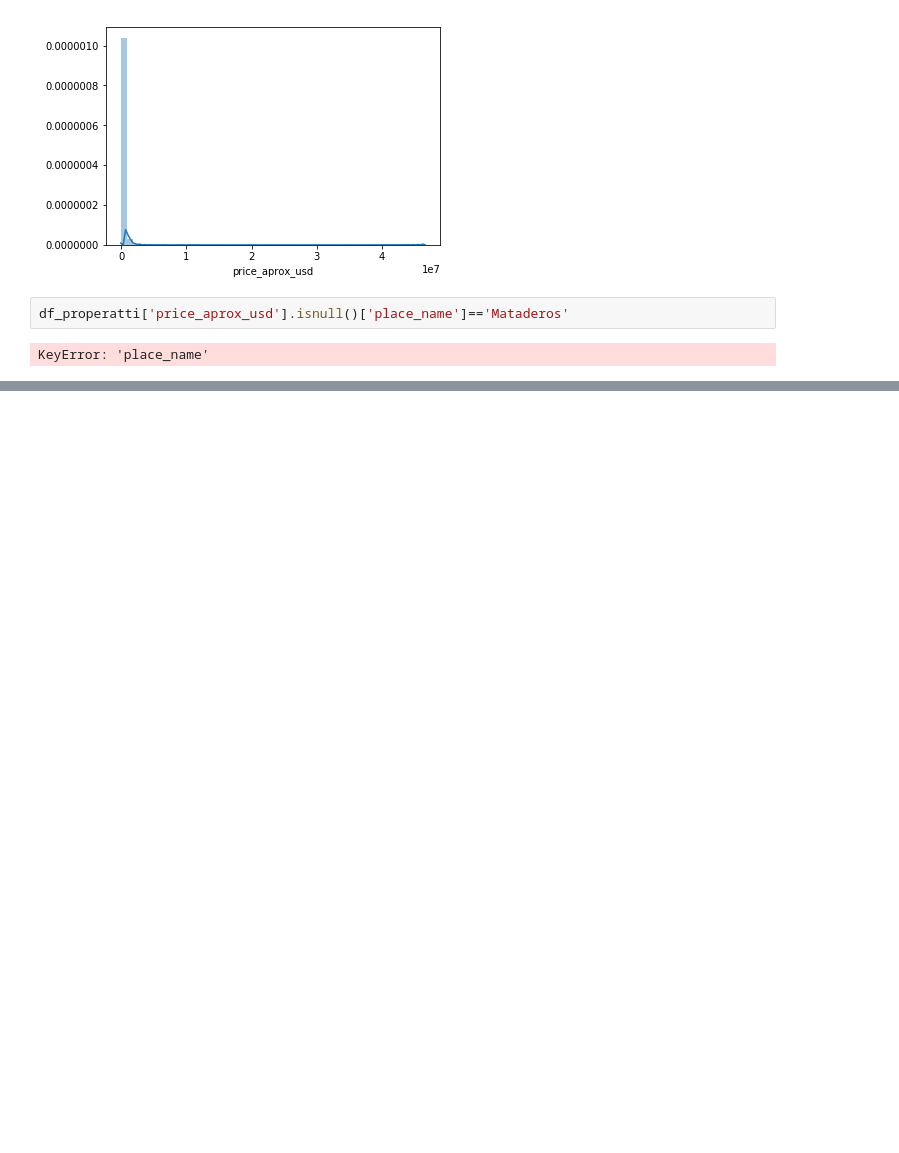
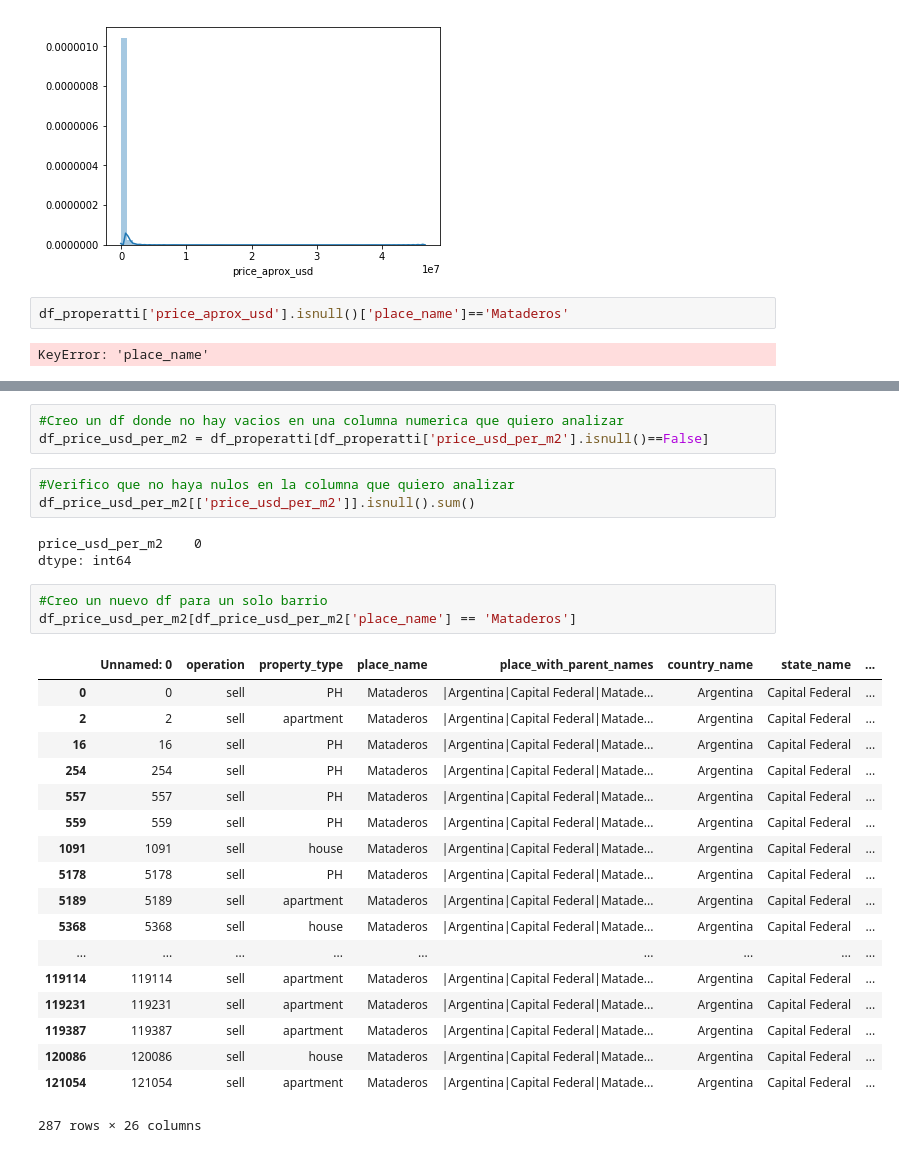
Before and after one commit to ezecarrascosa/DH-DataScience, a Jupyter notebook: Tests properatti.ipynb, the cells around one changed output, grey strips where cells are left out. Cells and saved outputs as stored; diff of their text form; blank space fills up the shorter version.

```diff
--- a/Tests properatti.ipynb
+++ b/Tests properatti.ipynb
@@ -169,0 +166,31 @@ Name: price_aprox_usd, Length: 20162, dtype: float64
+# %%
+#Creo un df donde no hay vacios en una columna numerica que quiero analizar
+df_price_usd_per_m2 = df_properatti[df_properatti['price_usd_per_m2'].isnull()==False]
+# %%
+#Verifico que no haya nulos en la columna que quiero analizar
+df_price_usd_per_m2[['price_usd_per_m2']].isnull().sum()
+# %% [output]
+price_usd_per_m2    0
+dtype: int64
+# %%
+#Creo un nuevo df para un solo barrio
+df_price_usd_per_m2[df_price_usd_per_m2['place_name'] == 'Mataderos']
+# %% [output]
+|  | Unnamed: 0 | operation | property_type | place_name | place_with_parent_names | country_name | state_name | ... |
+| 0 | 0 | sell | PH | Mataderos | |Argentina|Capital Federal|Matade... | Argentina | Capital Federal | ... |
+| 2 | 2 | sell | apartment | Mataderos | |Argentina|Capital Federal|Matade... | Argentina | Capital Federal | ... |
+| 16 | 16 | sell | PH | Mataderos | |Argentina|Capital Federal|Matade... | Argentina | Capital Federal | ... |
+| 254 | 254 | sell | PH | Mataderos | |Argentina|Capital Federal|Matade... | Argentina | Capital Federal | ... |
+| 557 | 557 | sell | PH | Mataderos | |Argentina|Capital Federal|Matade... | Argentina | Capital Federal | ... |
+| 559 | 559 | sell | PH | Mataderos | |Argentina|Capital Federal|Matade... | Argentina | Capital Federal | ... |
+| 1091 | 1091 | sell | house | Mataderos | |Argentina|Capital Federal|Matade... | Argentina | Capital Federal | ... |
+| 5178 | 5178 | sell | PH | Mataderos | |Argentina|Capital Federal|Matade... | Argentina | Capital Federal | ... |
+| 5189 | 5189 | sell | apartment | Mataderos | |Argentina|Capital Federal|Matade... | Argentina | Capital Federal | ... |
+| 5368 | 5368 | sell | house | Mataderos | |Argentina|Capital Federal|Matade... | Argentina | Capital Federal | ... |
+| ... | ... | ... | ... | ... | ... | ... | ... | ... |
+| 119114 | 119114 | sell | apartment | Mataderos | |Argentina|Capital Federal|Matade... | Argentina | Capital Federal | ... |
+| 119231 | 119231 | sell | apartment | Mataderos | |Argentina|Capital Federal|Matade... | Argentina | Capital Federal | ... |
+| 119387 | 119387 | sell | apartment | Mataderos | |Argentina|Capital Federal|Matade... | Argentina | Capital Federal | ... |
+| 120086 | 120086 | sell | house | Mataderos | |Argentina|Capital Federal|Matade... | Argentina | Capital Federal | ... |
+| 121054 | 121054 | sell | apartment | Mataderos | |Argentina|Capital Federal|Matade... | Argentina | Capital Federal | ... |
+287 rows × 26 columns
```
Also changed, not shown: parts of 17 cells of this notebook.
